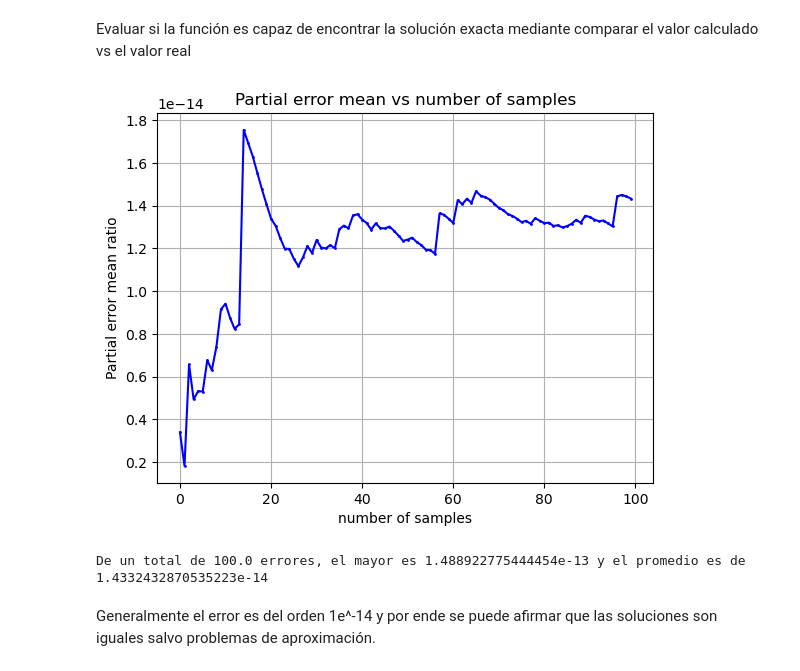
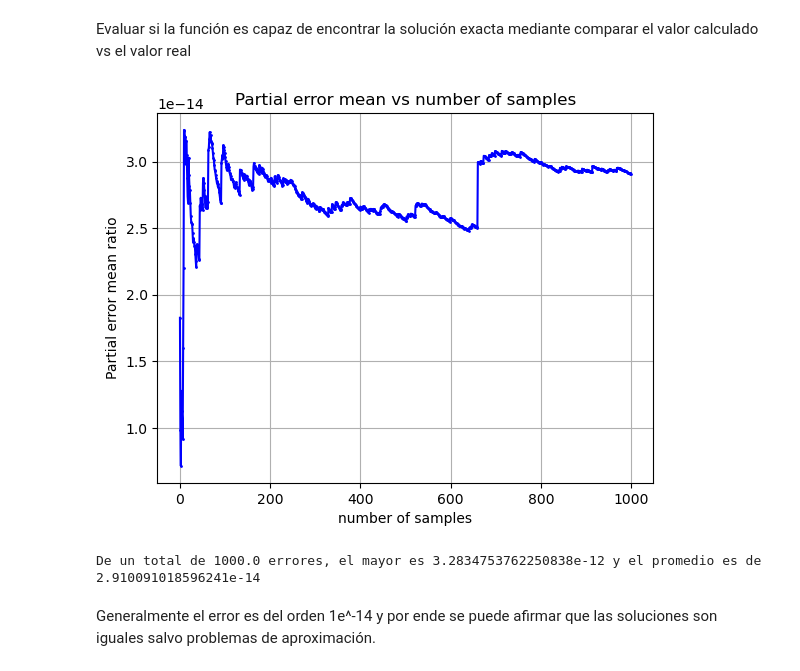
Before and after one commit to Darkrayyss/Tarea-1-Numerical-Analysis-II, a Jupyter notebook: Entregable_Informe1_Diego_Astaburuaga .ipynb, the cells around one changed output. Drawn from its saved outputs; the diff is of its cells as text; code cells hidden in the pictures.

```diff
--- a/Entregable_Informe1_Diego_Astaburuaga .ipynb
+++ b/Entregable_Informe1_Diego_Astaburuaga .ipynb
@@ -59,14 +59,24 @@ Además se entiende a $W$ como la matriz cuadrada triangular inferior izquierda
 
 Sobre la iteración $k$-ésima, si el vector en cuestión es múltiplo de $e_1$, entonces la matriz de Householder debe ser $I$, por lo tanto en tal caso asumiremos $w_k=0$ el vector nulo.
 # %%
-def printif(text ,var=1):
+def printif(text: str ,var=1):
     '''print by a condition'''
     if var == 1:
         print(text)
 
-def qt(A, verbose=0):
-    '''Return a representation of the factorization QA=T with Q mxm orthonormal and T matrix mxn triangular north-east
-     where W=(w_1,...,w_n), verbose is for see the progress'''
+def qt(A: np.ndarray, verbose=0):
+    '''
+    # Parameters
+
+    A: np.ndarray matrix.\n
+    verbose: int, 0 is default and 1 is for print progress.\n
+
+    # Returns
+
+    W=(w_1,...,w_n): np.ndarray with w calculated by lemma 27 and vector null in other case.\n
+
+    T: np.ndarray matrix triangular north-east
+    '''
     m, n = np.shape(A) # dimension
     # m<n error
     if m < n:
@@ -78,7 +88,7 @@ def qt(A, verbose=0):
         printif(f"-------------  k = {k}  -------------", verbose)
         x_k = np.copy(A[k:,k])
         # if it is trivial case: x_1 = b*e_1, we asume w_k = 0
-        if np.round(np.linalg.norm(x_k[1:], ord=2), 16) != 0:
+        if np.linalg.norm(x_k[1:], ord=2) != 0:
             # lema 27
             printif("Calculating with lema 27", verbose)
             lmbda = -np.sign(x_k[0])
@@ -225,6 +250,23 @@ def forward_substitution(U, b):
     return x
 
 def minquad(A, b):
+    '''
+    # Description
+    Find the last square solution to the problem Ax=b for x.
+    # Parameters
+
+    A: np.ndarray \n
+    b: np.ndarray.\n
+
+    # Returns
+
+    x: np.ndarray.
+
+    # Details
+
+    Bases in previous function as qt(A) and evalHouseholder(W,b) and forward_substitution(T[:n,:n], B[:n])
+    '''
+
     n= np.shape(A)[1]
     W, T = qt(A)
     B = evalHouseholder(W,b)
@@ -293,8 +335,8 @@ Para evaluar que la función trabaje correctamente se procederá a:
 # %% [markdown]
 Evaluar si la función es capaz de encontrar la solución exacta mediante comparar el valor calculado vs el valor real
 # %%
-k = 100 # Examples
-m_max = 200 # max size matrix
+k = 1000 # Examples
+m_max = 300 # max size matrix
 
 errors = []
 partial_error_mean = []
@@ -302,35 +344,36 @@ partial_error_mean = []
 for i in range(k):
     m = np.random.randint(1, m_max)
     n = np.random.randint(1, m+1) # m>=n
     A = np.random.rand(m, n)
     x = np.random.rand(n) # real value
 
     b = A@x
     y = minquad(A, b) #calculate value
 
     diff = np.linalg.norm(y - x, ord=2)
     errors.append(diff)
+
     if i == 0:
         partial_error_mean.append(diff)
     else:
         partial_error_mean.append((diff+partial_error_mean[i-1]*i)/(i+1))
 
 indices = np.arange(len(partial_error_mean))
 plt.plot(indices, partial_error_mean, marker='o', linestyle='-', color='blue', markersize=1)
 plt.xlabel('number of samples')
 plt.ylabel('Partial error mean ratio')
 plt.title(f'Partial error mean vs number of samples')
 plt.grid(True)
 
 # Mostrar el gráfico
 plt.show()
 
 df =  pd.DataFrame(np.array(errors))
 description = df.describe()
 print(f"De un total de {description[0][0]} errores, el mayor es {description[0][-1]} y el promedio es de {description[0][1]}")
 # %% [output]
-[figure, old version]
+[figure, new version]
-De un total de 100.0 errores, el mayor es 1.488922775444454e-13 y el promedio es de 1.4332432870535223e-14
+De un total de 1000.0 errores, el mayor es 3.2834753762250838e-12 y el promedio es de 2.910091018596241e-14
 # %% [markdown]
 Generalmente el error es del orden 1e^-14 y por ende se puede afirmar que las soluciones son iguales salvo problemas de aproximación.
 # %% [markdown]
```
Also changed, not shown: parts of 4 cells of this notebook.
